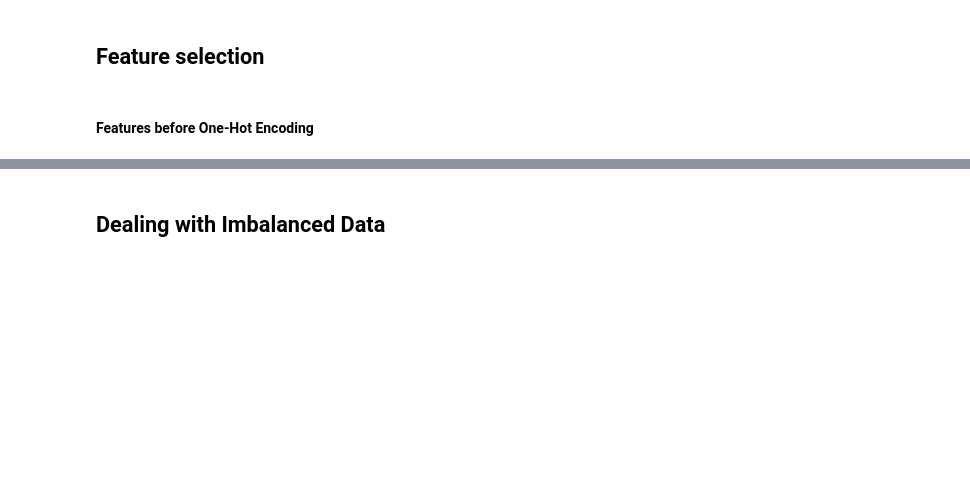
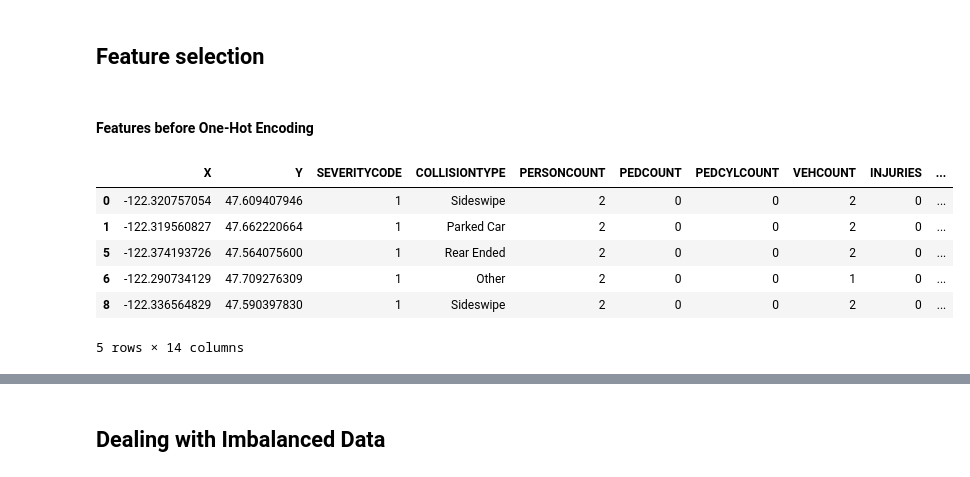
Before and after one commit to cbates79/Coursera_Capstone, a Jupyter notebook: Oversampling on the Order of the Smallest Class for Multiclass Classification of Automobile Accidents in Seattle, Washington.ipynb, the cells around one changed output, grey strips where cells are left out. Drawn from its saved outputs; the diff is of its cells as text; code cells hidden in the pictures; blank space fills up the shorter version.

```diff
--- a/Oversampling on the Order of the Smallest Class for Multiclass Classification of Automobile Accidents in Seattle, Washington.ipynb
+++ b/Oversampling on the Order of the Smallest Class for Multiclass Classification of Automobile Accidents in Seattle, Washington.ipynb
@@ -330,3 +330,13 @@ Elapsed time is 18.21598074794747 seconds.
 <h2 id="feature_selection">Feature selection</h2>
 # %% [markdown]
 #### Features before One-Hot Encoding
+# %%
+df_converted.head()
+# %% [output]
+|  | X | Y | SEVERITYCODE | COLLISIONTYPE | PERSONCOUNT | PEDCOUNT | PEDCYLCOUNT | VEHCOUNT | INJURIES | ... |
+| 0 | -122.320757054 | 47.609407946 | 1 | Sideswipe | 2 | 0 | 0 | 2 | 0 | ... |
+| 1 | -122.319560827 | 47.662220664 | 1 | Parked Car | 2 | 0 | 0 | 2 | 0 | ... |
+| 5 | -122.374193726 | 47.564075600 | 1 | Rear Ended | 2 | 0 | 0 | 2 | 0 | ... |
+| 6 | -122.290734129 | 47.709276309 | 1 | Other | 2 | 0 | 0 | 1 | 0 | ... |
+| 8 | -122.336564829 | 47.590397830 | 1 | Sideswipe | 2 | 0 | 0 | 2 | 0 | ... |
+5 rows × 14 columns
```
Also changed, not shown: parts of 42 cells of this notebook.
